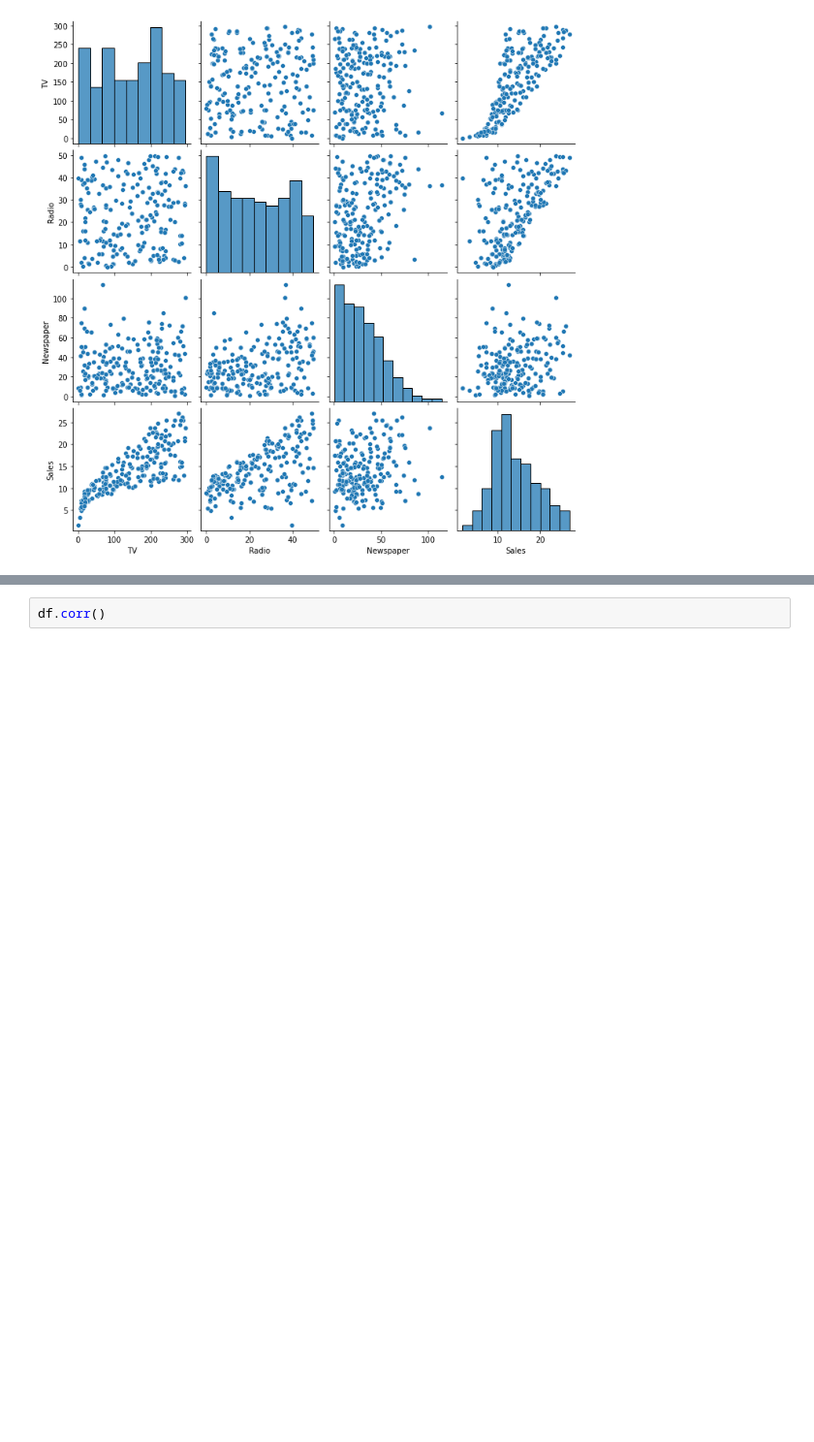
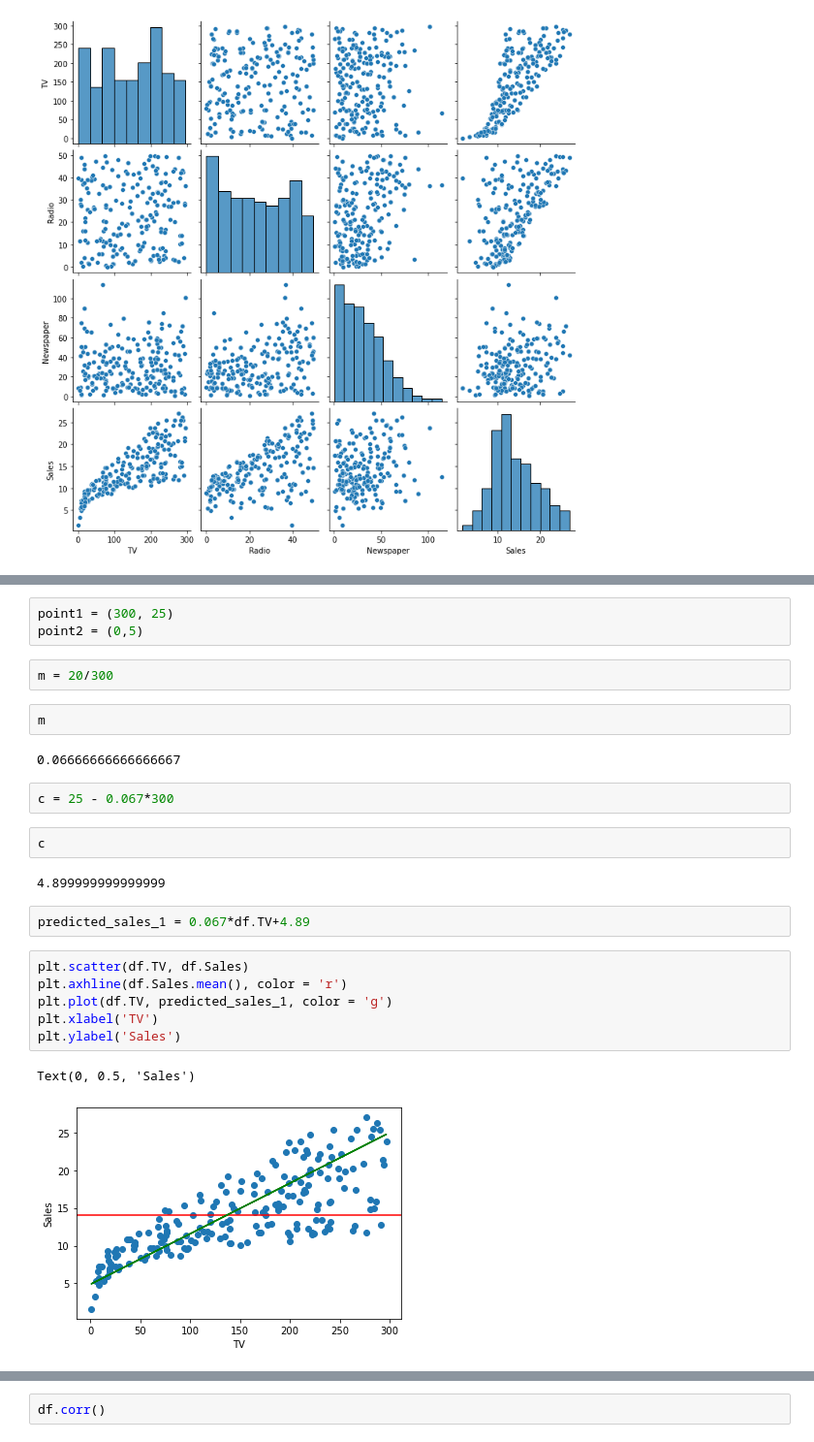
Before and after one commit to rahulg-infiswift/AnalyticsCourse, a Jupyter notebook: codes/simple_linear_regression.ipynb, the cells around one changed output, grey strips where cells are left out. Shown at 97% size. Drawn from its saved outputs; the diff is of its cells as text; blank space fills up the shorter version.

```diff
--- a/codes/simple_linear_regression.ipynb
+++ b/codes/simple_linear_regression.ipynb
@@ -41,0 +245,26 @@ plt.axhline(df.Sales.mean(), color = 'r')
+# %%
+point1 = (300, 25)
+point2 = (0,5)
+# %%
+m = 20/300
+# %%
+m
+# %% [output]
+0.06666666666666667
+# %%
+c = 25 - 0.067*300
+# %%
+c
+# %% [output]
+4.899999999999999
+# %%
+predicted_sales_1 = 0.067*df.TV+4.89
+# %%
+plt.scatter(df.TV, df.Sales)
+plt.axhline(df.Sales.mean(), color = 'r')
+plt.plot(df.TV, predicted_sales_1, color = 'g')
+plt.xlabel('TV')
+plt.ylabel('Sales')
+# %% [output]
+Text(0, 0.5, 'Sales')
+[figure, added]
```
Also changed, not shown: parts of 88 cells of this notebook, 8 other files.
